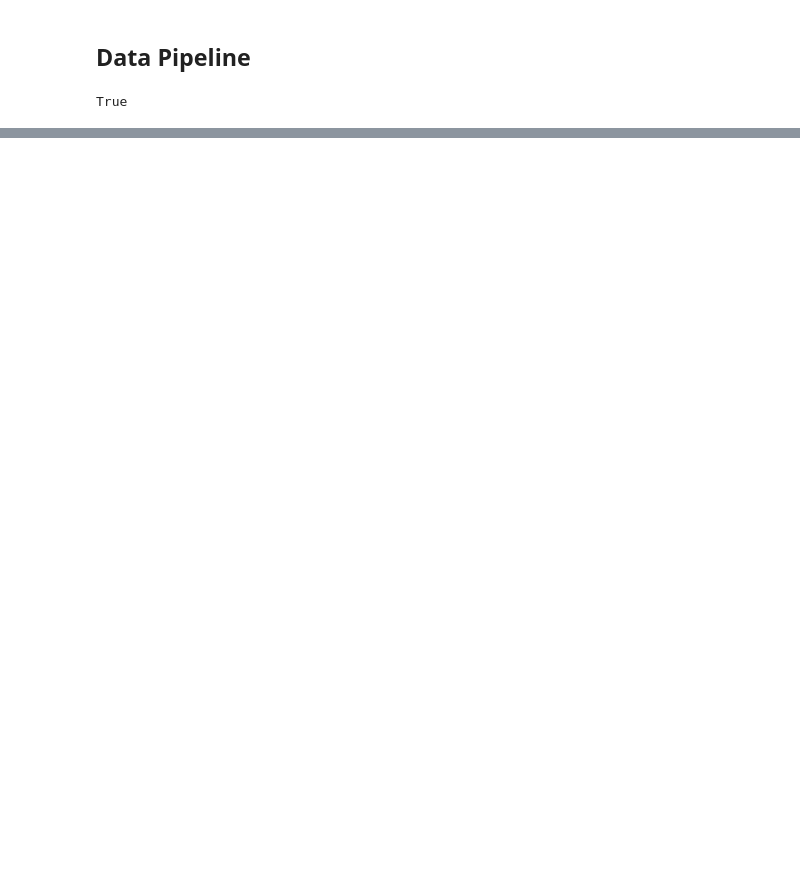
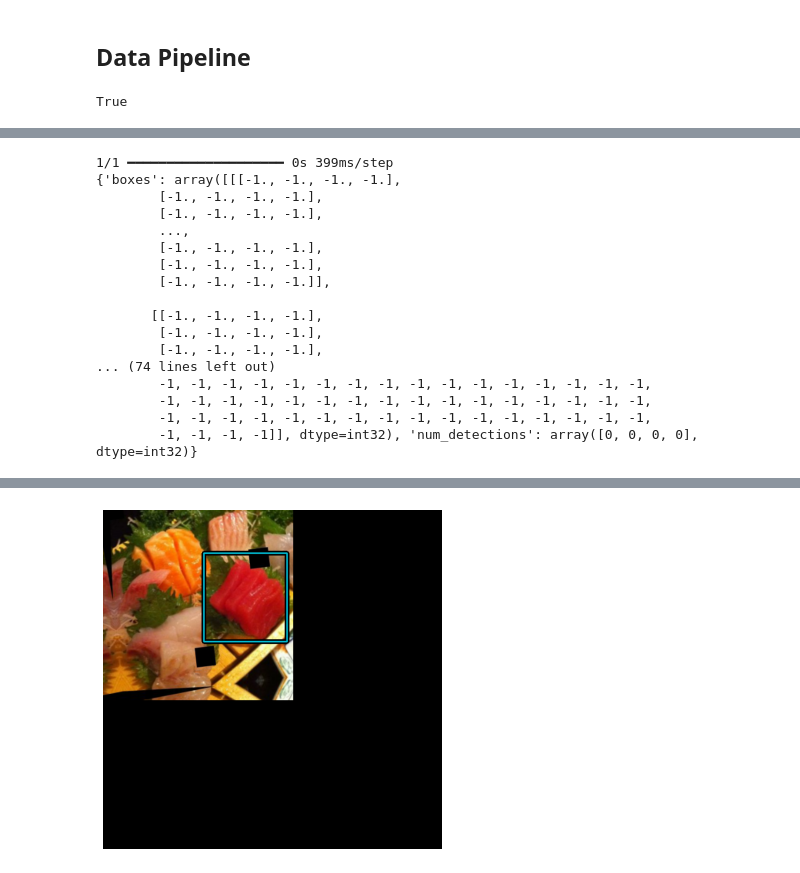
Before and after one commit to Mageiras-C241-PS325/Machine-Learning, a Jupyter notebook: train_model.ipynb, the cells around one changed output, grey strips where cells are left out. Cells and saved outputs as stored; diff of their text form; code cells hidden in the pictures; blank space fills up the shorter version.

```diff
--- a/train_model.ipynb
+++ b/train_model.ipynb
@@ -352,0 +342,32 @@ Captures:
+# %%
+for result in train_data.take(1):
+    y_pred = model.predict(result[0])
+    print(y_pred)
+    visualization.plot_bounding_box_gallery(
+        result[0],
+        value_range=(0, 255),
+        rows=1,
+        cols=1,
+        scale=5,
+        bounding_box_format='xyxy',
+        y_pred=y_pred,
+        y_true=result[1]
+    )
+# %% [output]
+1/1 ━━━━━━━━━━━━━━━━━━━━ 0s 399ms/step
+{'boxes': array([[[-1., -1., -1., -1.],
+        [-1., -1., -1., -1.],
+        [-1., -1., -1., -1.],
+        ...,
+        [-1., -1., -1., -1.],
+        [-1., -1., -1., -1.],
+        [-1., -1., -1., -1.]],
+
+       [[-1., -1., -1., -1.],
+        [-1., -1., -1., -1.],
+        [-1., -1., -1., -1.],
+... (74 lines left out)
+        -1, -1, -1, -1, -1, -1, -1, -1, -1, -1, -1, -1, -1, -1, -1, -1,
+        -1, -1, -1, -1, -1, -1, -1, -1, -1, -1, -1, -1, -1, -1, -1, -1,
+        -1, -1, -1, -1, -1, -1, -1, -1, -1, -1, -1, -1, -1, -1, -1, -1,
+        -1, -1, -1, -1]], dtype=int32), 'num_detections': array([0, 0, 0, 0], dtype=int32)}
@@ -352,0 +375 @@ Captures:
+[figure, added]
```
Also changed, not shown: parts of 8 cells of this notebook.
